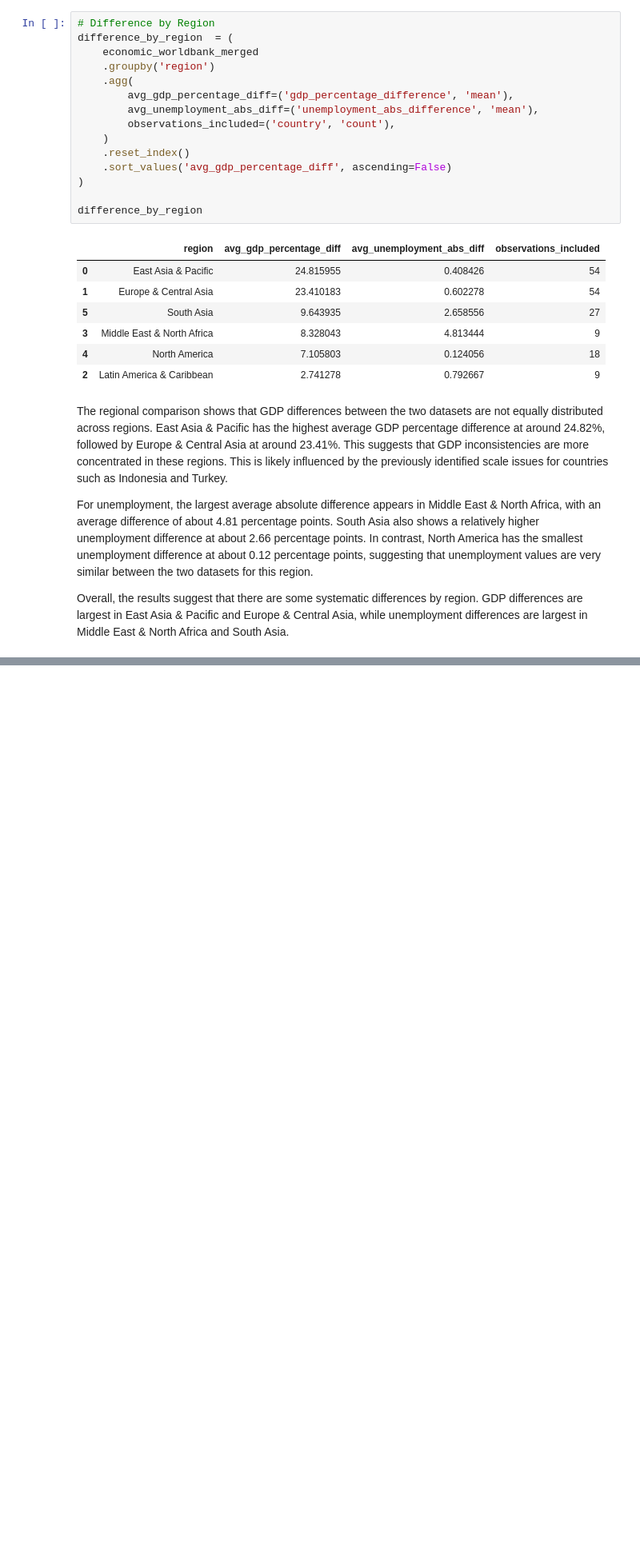
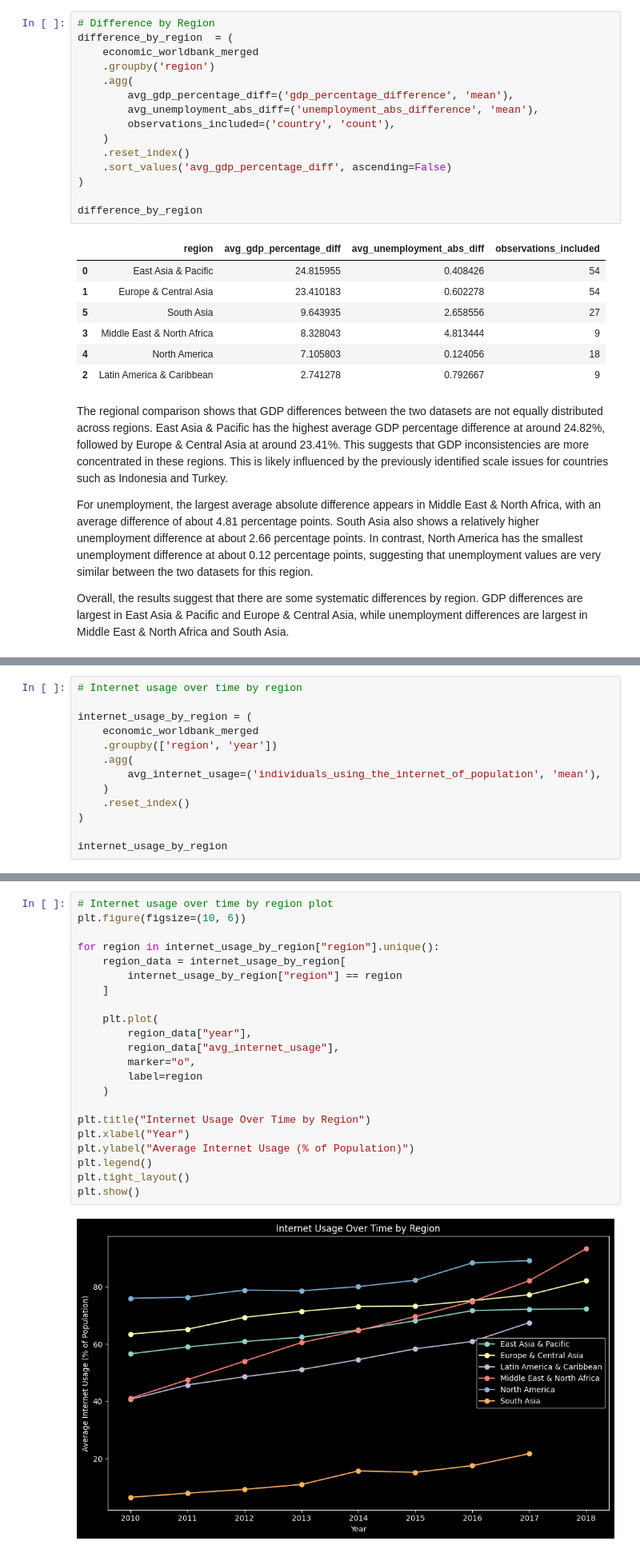
Before and after one commit to Enarb1/interv, a Jupyter notebook: notebooks/task03.ipynb, the cells around one changed output, grey strips where cells are left out. Shown at 80% size. Saved outputs shown, nothing was run; the diff lists cells and outputs as text; blank space fills up the shorter version.

```diff
--- a/notebooks/task03.ipynb
+++ b/notebooks/task03.ipynb
@@ -1527,0 +1953,13 @@ Overall, the results suggest that there are some systematic differences by regio
+# %%
+# Internet usage over time by region
+
+internet_usage_by_region = (
+    economic_worldbank_merged
+    .groupby(['region', 'year'])
+    .agg(
+        avg_internet_usage=('individuals_using_the_internet_of_population', 'mean'),
+    )
+    .reset_index()
+)
+
+internet_usage_by_region
@@ -1527,0 +1984,24 @@ Overall, the results suggest that there are some systematic differences by regio
+# %%
+# Internet usage over time by region plot
+plt.figure(figsize=(10, 6))
+
+for region in internet_usage_by_region["region"].unique():
+    region_data = internet_usage_by_region[
+        internet_usage_by_region["region"] == region
+    ]
+
+    plt.plot(
+        region_data["year"],
+        region_data["avg_internet_usage"],
+        marker="o",
+        label=region
+    )
+
+plt.title("Internet Usage Over Time by Region")
+plt.xlabel("Year")
+plt.ylabel("Average Internet Usage (% of Population)")
+plt.legend()
+plt.tight_layout()
+plt.show()
+# %% [output]
+[figure, added]
```
Also changed, not shown: parts of 23 cells of this notebook.
